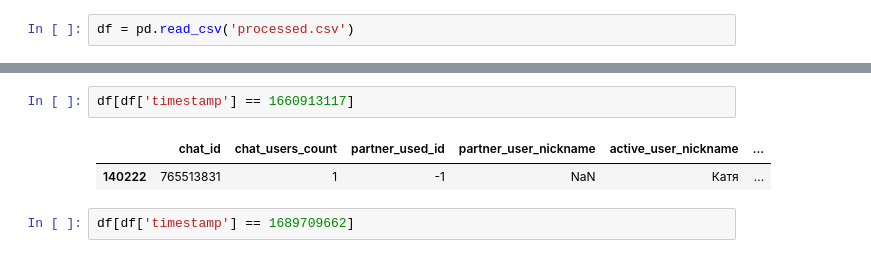
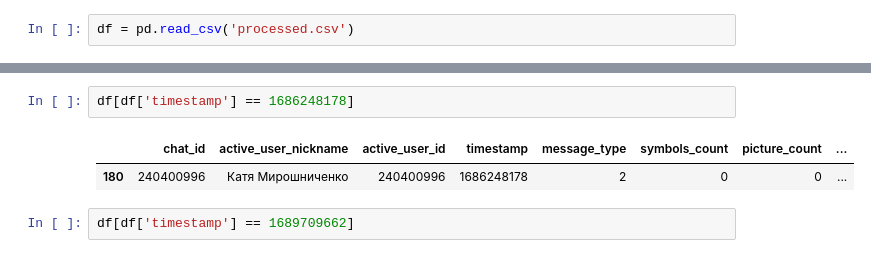
Before and after one commit to vokor/message-processor, a Jupyter notebook: Untitled.ipynb, the cells around one changed output, grey strips where cells are left out. Cells and saved outputs as stored; diff of their text form.

```diff
--- a/Untitled.ipynb
+++ b/Untitled.ipynb
@@ -18,8 +31,8 @@ df.shape
 # %%
-df[df['timestamp'] == 1660913117]
+df[df['timestamp'] == 1686248178]
 # %% [output]
-|  | chat_id | chat_users_count | partner_used_id | partner_user_nickname | active_user_nickname | ... |
-| 140222 | 765513831 | 1 | -1 | NaN | Катя | ... |
+|  | chat_id | active_user_nickname | active_user_id | timestamp | message_type | symbols_count | picture_count | ... |
+| 180 | 240400996 | Катя Мирошниченко | 240400996 | 1686248178 | 2 | 0 | 0 | ... |
 # %%
 df[df['timestamp'] == 1689709662]
 # %% [output]
```
Also changed, not shown: parts of 4 cells of this notebook, 6 other files.
